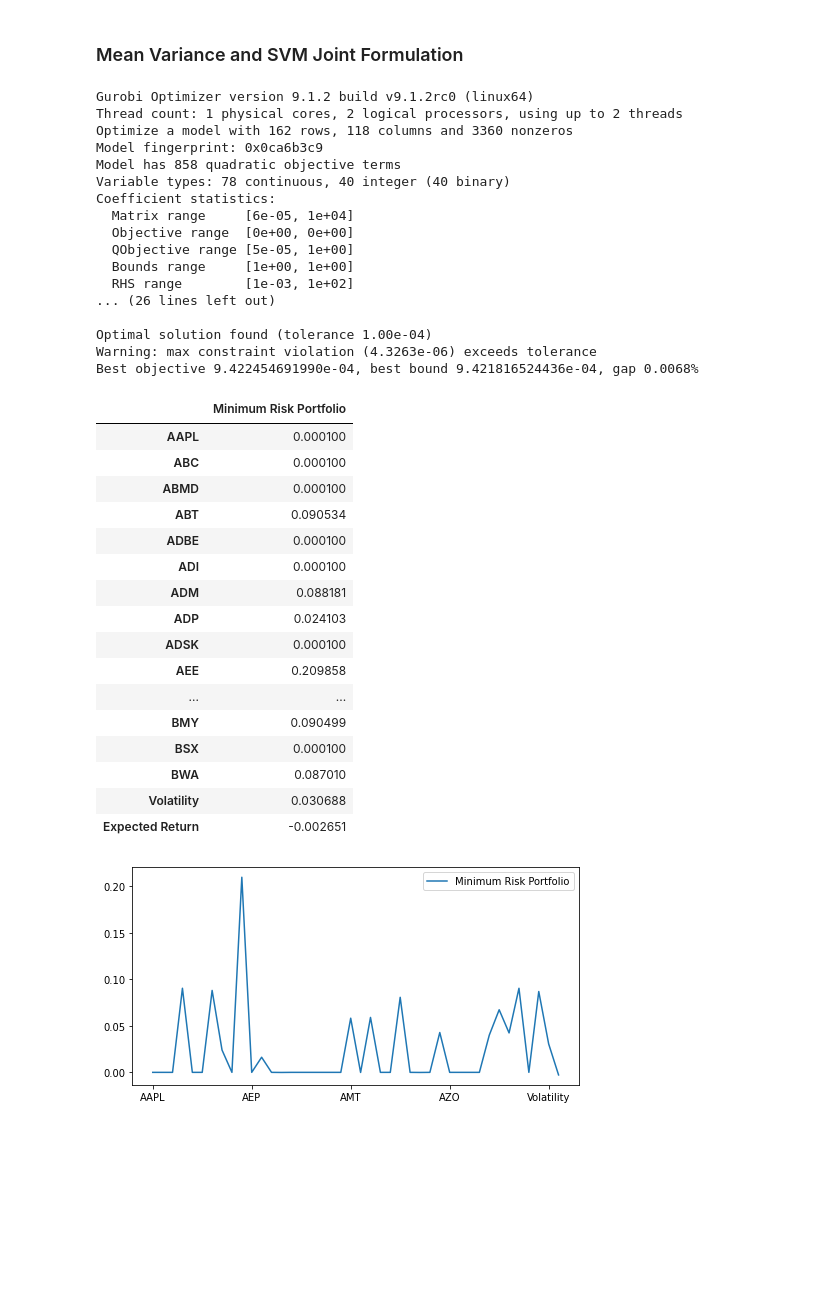
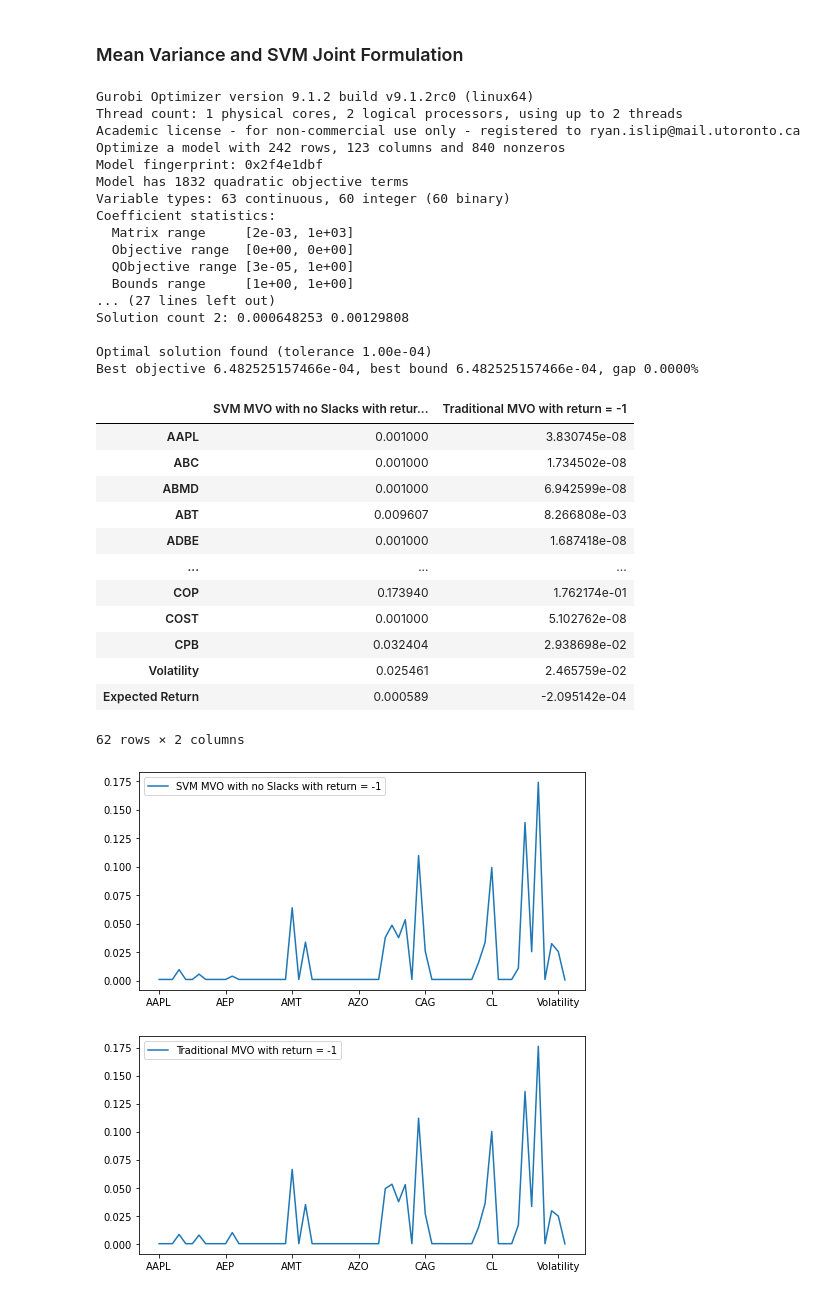
Before and after one commit to davidislip/SVM-and-MVO, a Jupyter notebook: Joint_Optimization.ipynb, the cells around one changed output. Saved outputs shown, nothing was run; the diff lists cells and outputs as text; code cells hidden in the pictures; blank space fills up the shorter version.

```diff
--- a/Joint_Optimization.ipynb
+++ b/Joint_Optimization.ipynb
@@ -258,45 +295,42 @@ MVO_frontier = MVO.get_frontier()
 # %% [markdown]
 ### Mean Variance and SVM Joint Formulation
 # %%
-SVM_MVO = SVMMVO(tics, mean, cov, ret_constr, Y_, svm_constr = True)
+SVM_MVO = SVMMVO(tics, mean, cov, ret_constr, soft_margin, Y_, svm_choice = (True, False))
 SVM_MVO.setModel()
 SVM_MVO.optimize()
 # %% [output]
 Gurobi Optimizer version 9.1.2 build v9.1.2rc0 (linux64)
 Thread count: 1 physical cores, 2 logical processors, using up to 2 threads
-Optimize a model with 162 rows, 118 columns and 3360 nonzeros
-Model fingerprint: 0x0ca6b3c9
-Model has 858 quadratic objective terms
-Variable types: 78 continuous, 40 integer (40 binary)
+Academic license - for non-commercial use only - registered to ryan.islip@mail.utoronto.ca
+Optimize a model with 242 rows, 123 columns and 840 nonzeros
+Model fingerprint: 0x2f4e1dbf
+Model has 1832 quadratic objective terms
+Variable types: 63 continuous, 60 integer (60 binary)
 Coefficient statistics:
-  Matrix range     [6e-05, 1e+04]
+  Matrix range     [2e-03, 1e+03]
   Objective range  [0e+00, 0e+00]
-  QObjective range [5e-05, 1e+00]
+  QObjective range [3e-05, 1e+00]
   Bounds range     [1e+00, 1e+00]
-  RHS range        [1e-03, 1e+02]
-... (26 lines left out)
+... (27 lines left out)
+Solution count 2: 0.000648253 0.00129808
 
 Optimal solution found (tolerance 1.00e-04)
-Warning: max constraint violation (4.3263e-06) exceeds tolerance
-Best objective 9.422454691990e-04, best bound 9.421816524436e-04, gap 0.0068%
+Best objective 6.482525157466e-04, best bound 6.482525157466e-04, gap 0.0000%
-# %%
-SVM_MVO.get_results(fig_size=(8,4))
-# %% [output]
-|  | Minimum Risk Portfolio |
-| AAPL | 0.000100 |
-| ABC | 0.000100 |
-| ABMD | 0.000100 |
-| ABT | 0.090534 |
-| ADBE | 0.000100 |
-| ADI | 0.000100 |
-| ADM | 0.088181 |
-| ADP | 0.024103 |
-| ADSK | 0.000100 |
-| AEE | 0.209858 |
-| ... | ... |
-| BMY | 0.090499 |
-| BSX | 0.000100 |
-| BWA | 0.087010 |
-| Volatility | 0.030688 |
-| Expected Return | -0.002651 |
-[figure, removed]
+# %%
+pd.concat([SVM_MVO.get_results(fig_size=(8,4)), MVO.get_results(fig_size=(8,4))], axis = 1)
+# %% [output]
+|  | SVM MVO with no Slacks with retur... | Traditional MVO with return = -1 |
+| AAPL | 0.001000 | 3.830745e-08 |
+| ABC | 0.001000 | 1.734502e-08 |
+| ABMD | 0.001000 | 6.942599e-08 |
+| ABT | 0.009607 | 8.266808e-03 |
+| ADBE | 0.001000 | 1.687418e-08 |
+| ... | ... | ... |
+| COP | 0.173940 | 1.762174e-01 |
+| COST | 0.001000 | 5.102762e-08 |
+| CPB | 0.032404 | 2.938698e-02 |
+| Volatility | 0.025461 | 2.465759e-02 |
+| Expected Return | 0.000589 | -2.095142e-04 |
+62 rows × 2 columns
+[figure, added]
+[figure, added]
```
Also changed, not shown: parts of 19 cells of this notebook.
